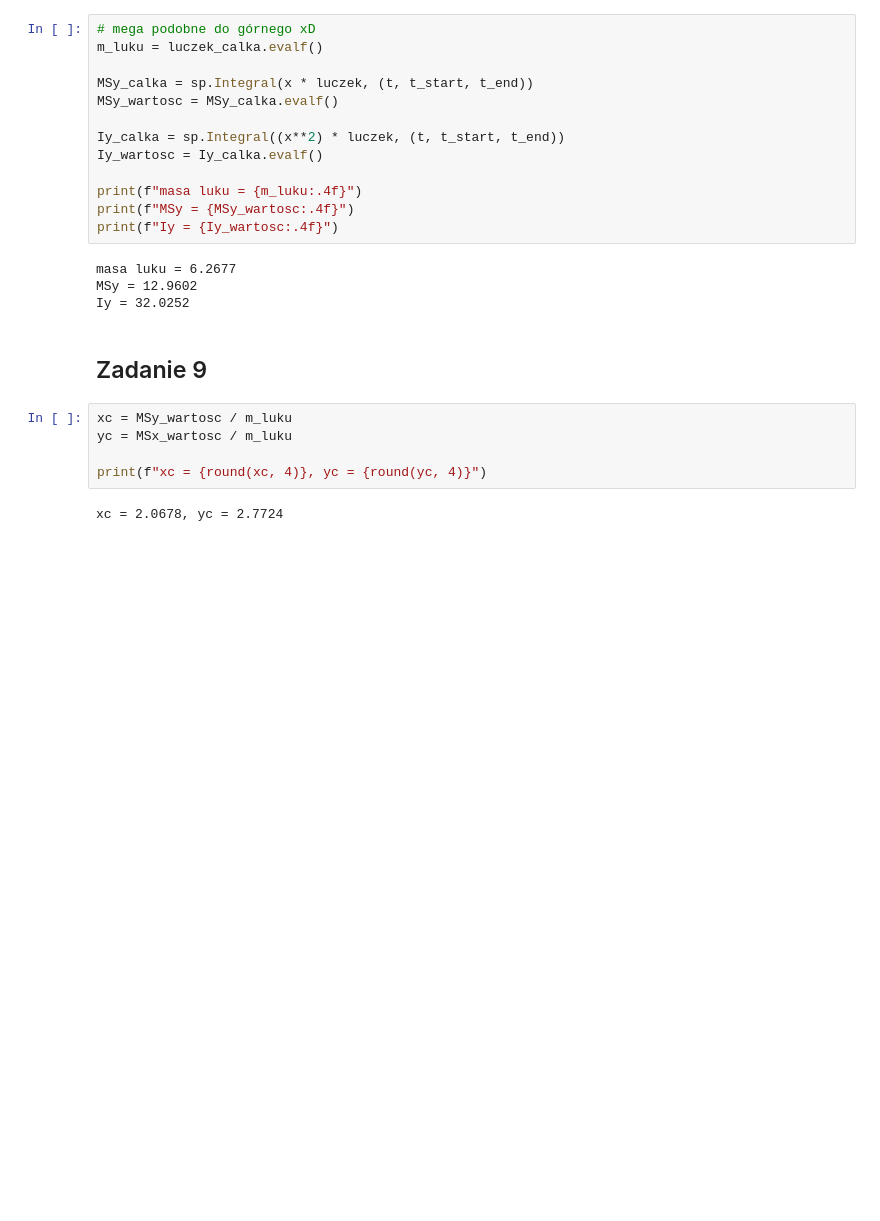
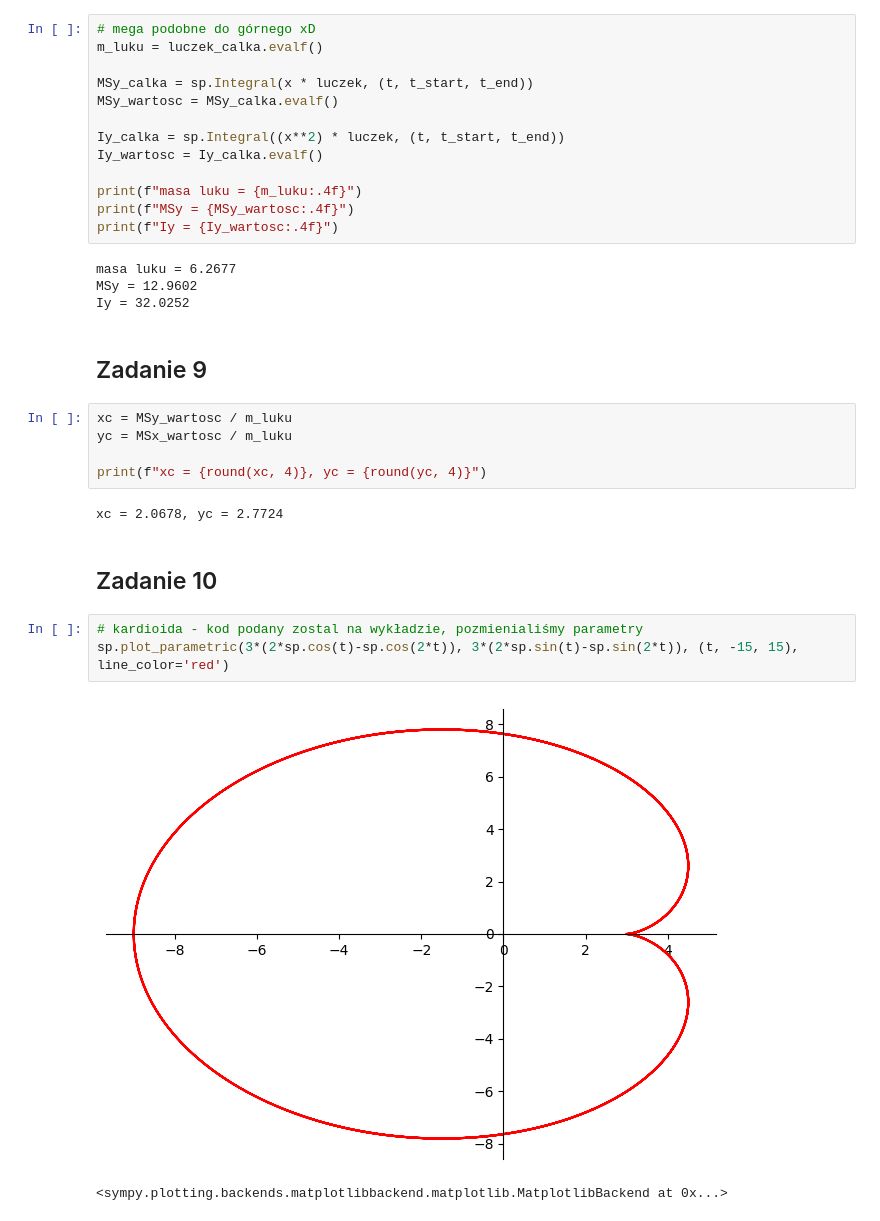
Before and after one commit to Tomaszlek/Obliczenia_Naukowe_2026, a Jupyter notebook: Lista 2/Lista_2.ipynb, the cells around one changed output. Drawn from its saved outputs; the diff is of its cells as text; blank space fills up the shorter version.

Commit message:
Zadanie 10

```diff
--- a/Lista 2/Lista_2.ipynb
+++ b/Lista 2/Lista_2.ipynb
@@ -162,3 +162,11 @@ yc = MSx_wartosc / m_luku
 print(f"xc = {round(xc, 4)}, yc = {round(yc, 4)}")
 # %% [output]
 xc = 2.0678, yc = 2.7724
+# %% [markdown]
+## Zadanie 10
+# %%
+# kardioida - kod podany zostal na wykładzie, pozmienialiśmy parametry
+sp.plot_parametric(3*(2*sp.cos(t)-sp.cos(2*t)), 3*(2*sp.sin(t)-sp.sin(2*t)), (t, -15, 15), line_color='red')
+# %% [output]
+[figure, added]
+<sympy.plotting.backends.matplotlibbackend.matplotlib.MatplotlibBackend at 0x...>
```
Also changed, not shown: parts of 1 cell of this notebook.
